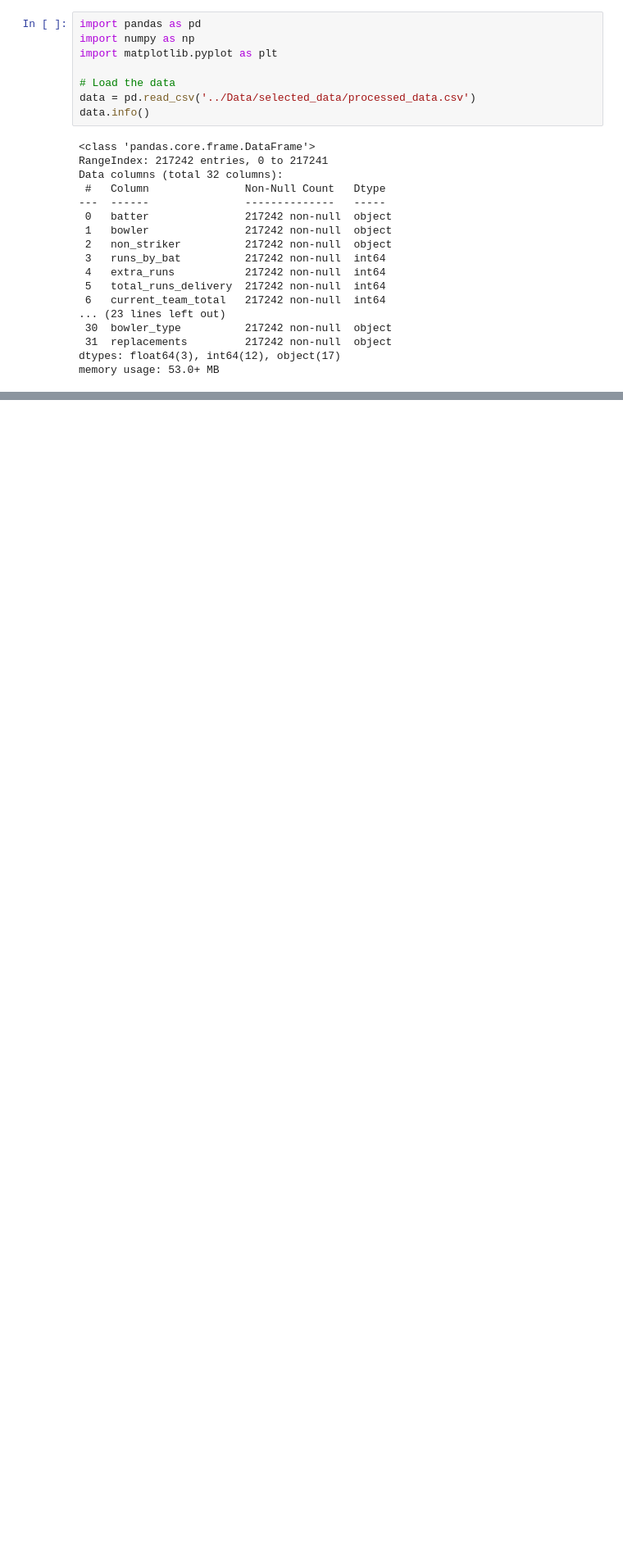
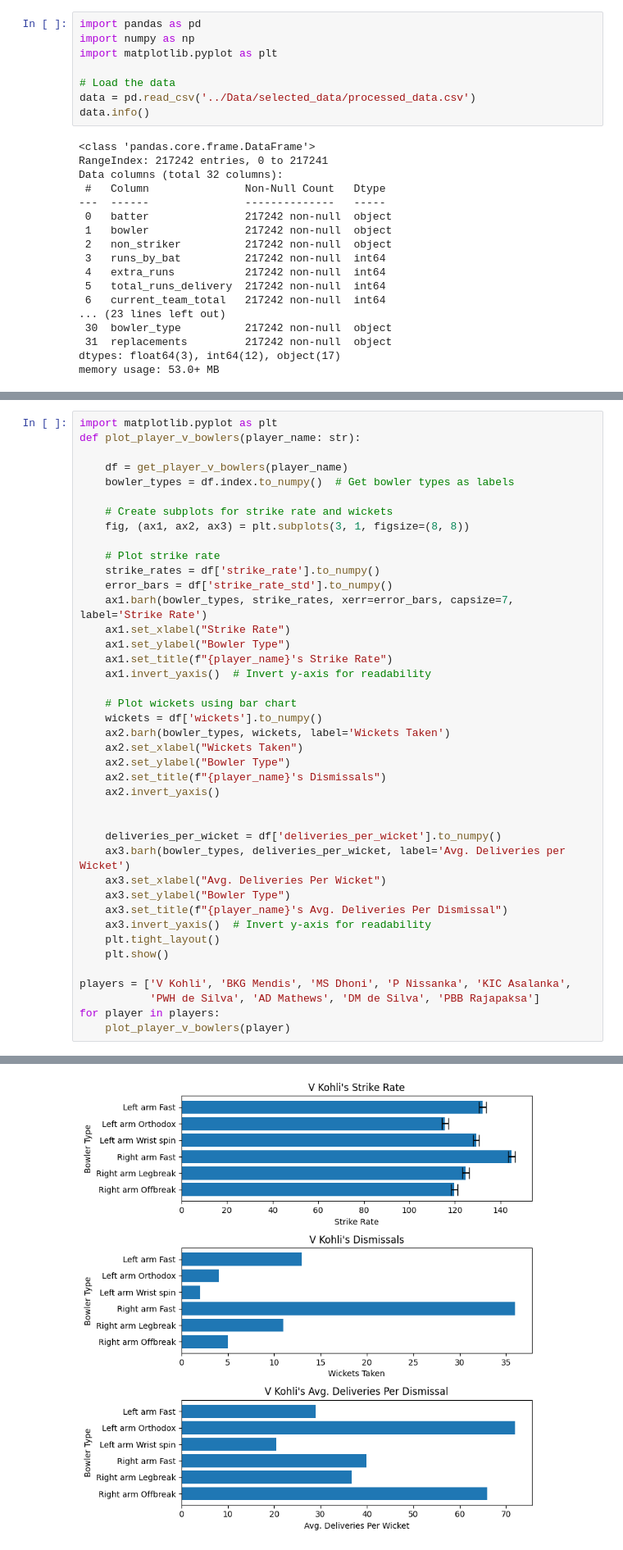
Before and after one commit to 19Kaumini/e19-co544-cricket-analytics-and-prediction, a Jupyter notebook: EDA/BatterBowlerType.ipynb, the cells around one changed output, grey strips where cells are left out. Shown at 82% size. Cells and saved outputs as stored; diff of their text form; blank space fills up the shorter version.

```diff
--- a/EDA/BatterBowlerType.ipynb
+++ b/EDA/BatterBowlerType.ipynb
@@ -69,0 +71,42 @@ See the caveats in the documentation: https://pandas.pydata.org/pandas-docs/stab
+# %%
+import matplotlib.pyplot as plt
+def plot_player_v_bowlers(player_name: str):
+
+    df = get_player_v_bowlers(player_name)
+    bowler_types = df.index.to_numpy()  # Get bowler types as labels
+
+    # Create subplots for strike rate and wickets
+    fig, (ax1, ax2, ax3) = plt.subplots(3, 1, figsize=(8, 8))
+
+    # Plot strike rate
+    strike_rates = df['strike_rate'].to_numpy()
+    error_bars = df['strike_rate_std'].to_numpy()
+    ax1.barh(bowler_types, strike_rates, xerr=error_bars, capsize=7, label='Strike Rate')
+    ax1.set_xlabel("Strike Rate")
+    ax1.set_ylabel("Bowler Type")
+    ax1.set_title(f"{player_name}'s Strike Rate")
+    ax1.invert_yaxis()  # Invert y-axis for readability
+
+    # Plot wickets using bar chart
+    wickets = df['wickets'].to_numpy()
+    ax2.barh(bowler_types, wickets, label='Wickets Taken')
+    ax2.set_xlabel("Wickets Taken")
+    ax2.set_ylabel("Bowler Type")
+    ax2.set_title(f"{player_name}'s Dismissals")
+    ax2.invert_yaxis()
+
+
+    deliveries_per_wicket = df['deliveries_per_wicket'].to_numpy()
+    ax3.barh(bowler_types, deliveries_per_wicket, label='Avg. Deliveries per Wicket')
+    ax3.set_xlabel("Avg. Deliveries Per Wicket")
+    ax3.set_ylabel("Bowler Type")
+    ax3.set_title(f"{player_name}'s Avg. Deliveries Per Dismissal")
+    ax3.invert_yaxis()  # Invert y-axis for readability
+    plt.tight_layout()
+    plt.show()
+
+players = ['V Kohli', 'BKG Mendis', 'MS Dhoni', 'P Nissanka', 'KIC Asalanka',
+           'PWH de Silva', 'AD Mathews', 'DM de Silva', 'PBB Rajapaksa']
+for player in players:
+    plot_player_v_bowlers(player)
+# %% [output]
@@ -69,0 +118 @@ See the caveats in the documentation: https://pandas.pydata.org/pandas-docs/stab
+[figure, added]
```
Also changed, not shown: parts of 2 cells of this notebook.
